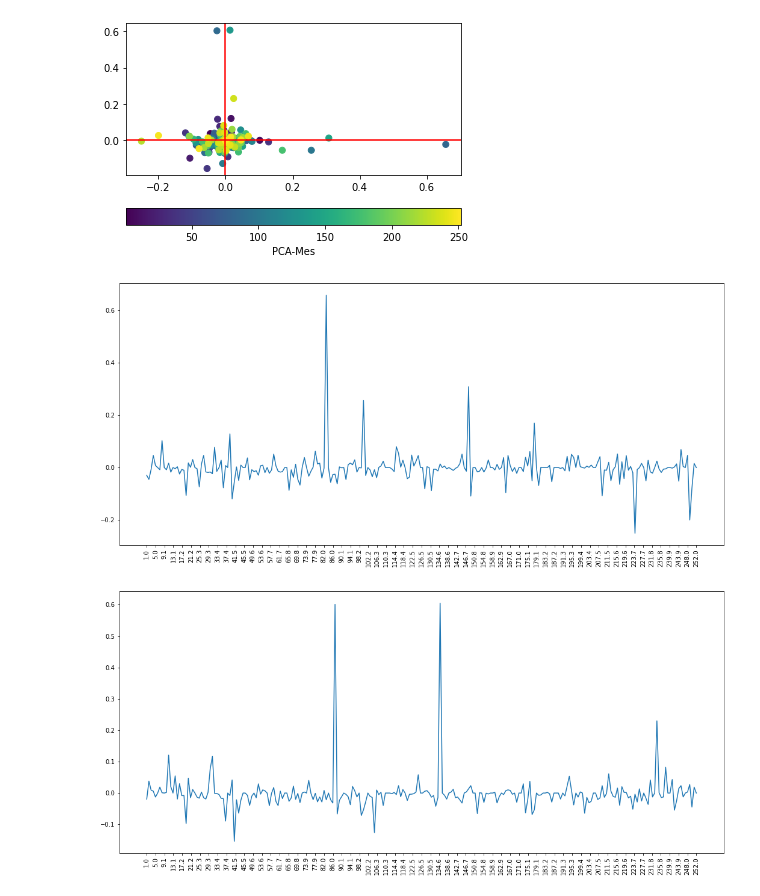
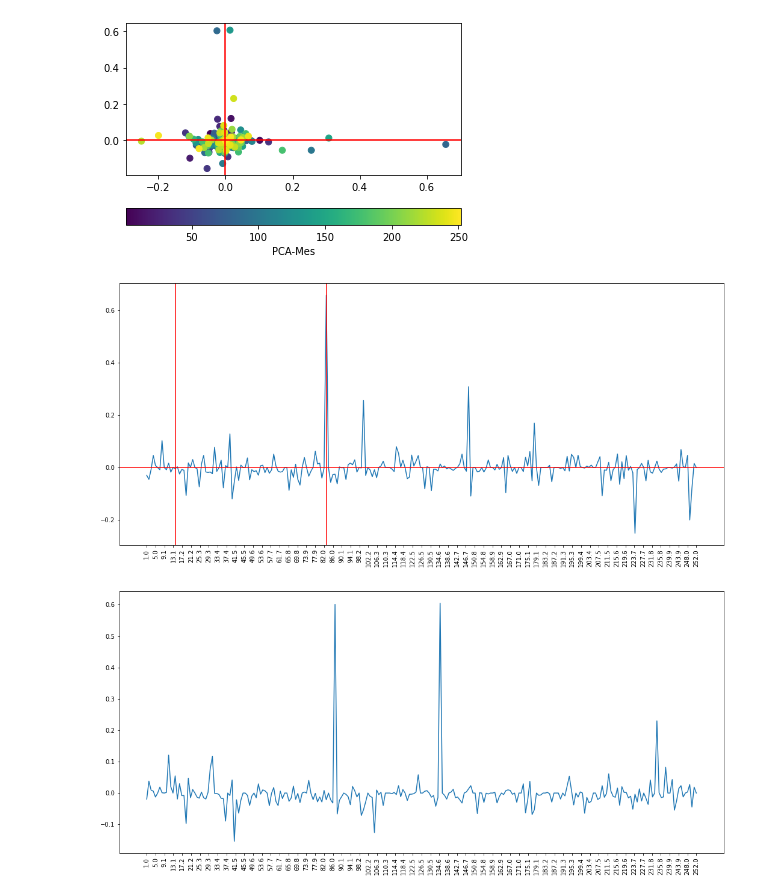
Before and after one commit to valizcanos/Sequ-aAgricola, a Jupyter notebook: EstadisticaD.ipynb, the cells around one changed output. Saved outputs shown, nothing was run; the diff lists cells and outputs as text; code cells hidden in the pictures.

```diff
--- a/EstadisticaD.ipynb
+++ b/EstadisticaD.ipynb
@@ -751,10 +775,13 @@ plt.show()
 # %%
 plt.figure(figsize = (18, 8))
 plt.plot(np.linspace(1,252,252),XAll[:,0],label='PCA1')
 plt.xticks(np.linspace(1,252,63),rotation=90)
+plt.axvline(x = 14, color = 'r')#Max
+plt.axvline(x = 83, color = 'r')#Max
+plt.axhline(y = 0, color = 'r')#Max
 plt.show()
 # %% [output]
-[figure, old version]
+[figure, new version]
 # %%
 plt.figure(figsize = (18, 8))
 plt.plot(np.linspace(1,252,252),XAll[:,1],label='PCA2')
```
Also changed, not shown: parts of 8 cells of this notebook, 1 other file.
